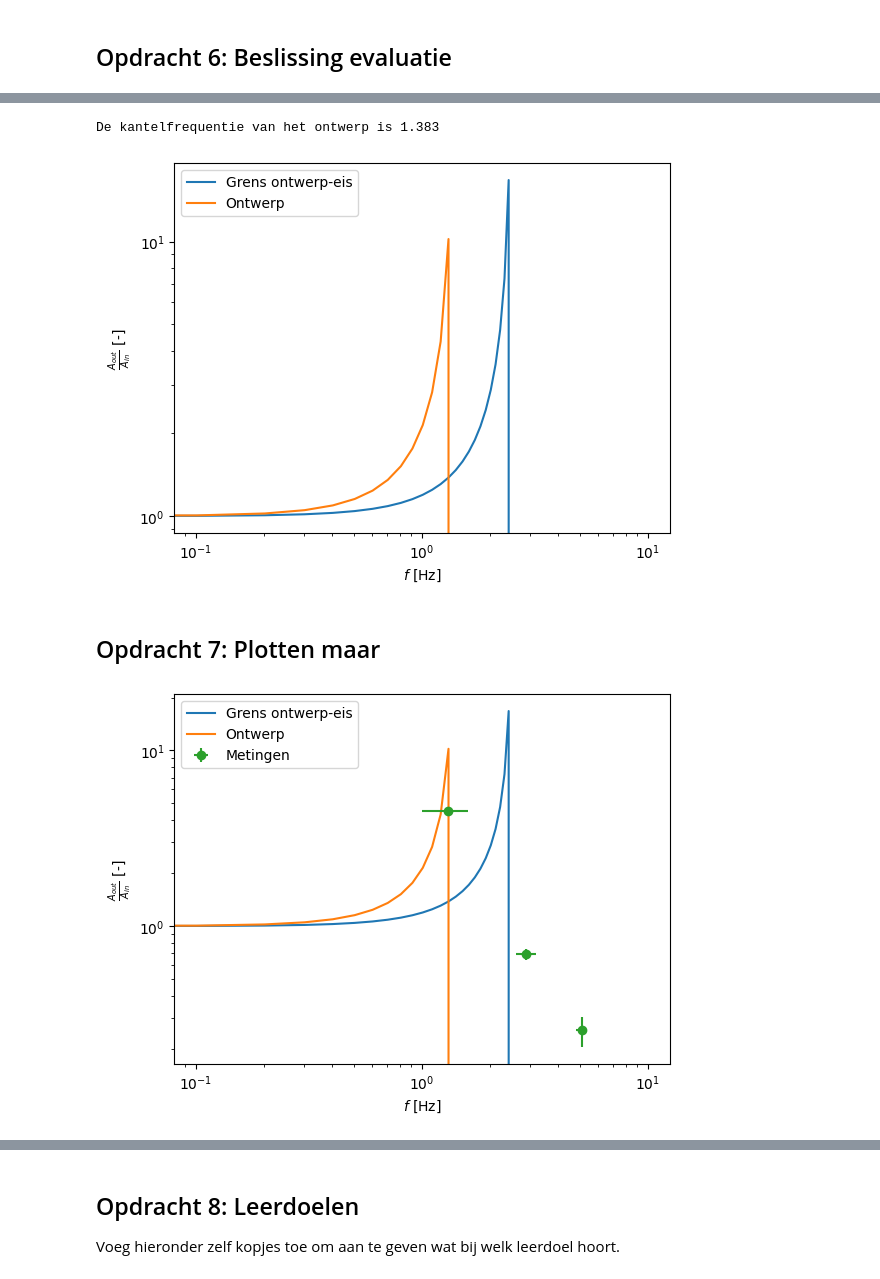
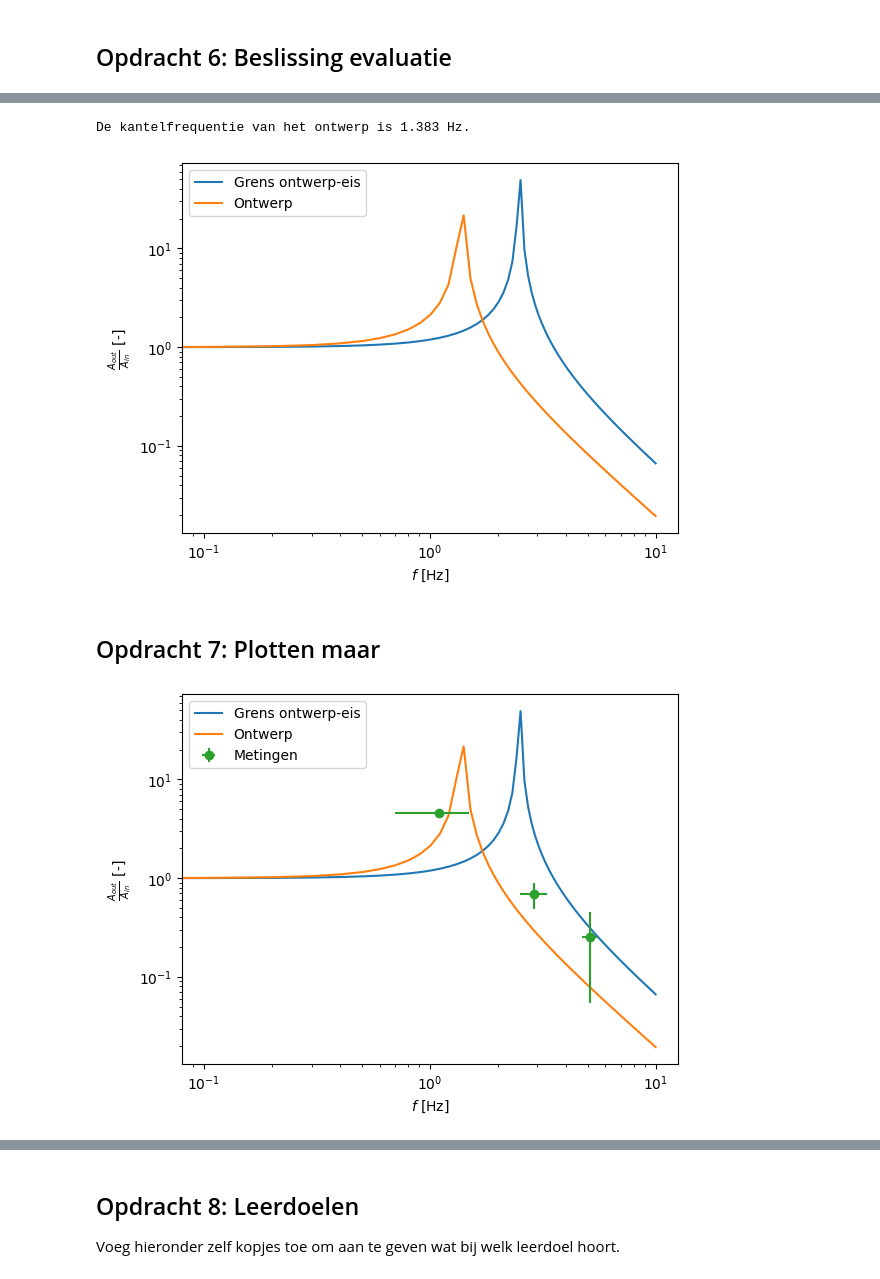
Before and after one commit to thaak123/THAAK-opdrachten-DEF-D, a Jupyter notebook: FysiekeOntwerpopdrachten/5MaakEenOpstellingTrillingsvrij/Ontwerpopdracht5MaakEenOpstellingTrillingsvrijInvulTemplate.ipynb, the cells around one changed output, grey strips where cells are left out. Drawn from its saved outputs; the diff is of its cells as text; code cells hidden in the pictures.

```diff
--- a/FysiekeOntwerpopdrachten/5MaakEenOpstellingTrillingsvrij/Ontwerpopdracht5MaakEenOpstellingTrillingsvrijInvulTemplate.ipynb
+++ b/FysiekeOntwerpopdrachten/5MaakEenOpstellingTrillingsvrij/Ontwerpopdracht5MaakEenOpstellingTrillingsvrijInvulTemplate.ipynb
@@ -159,14 +163,14 @@ w_arr = 2*np.pi*f_arr
 delta_x_eis = 0.08
 w0_eis = np.sqrt(g/delta_x_eis)
 f0_eis = w0_eis/(2*np.pi)
-A_quo = 1 / (1 - (w_arr/w0)**2)
+A_quo = np.abs(1 / (1 - (w_arr/w0)**2))
 
 delta_x_ontwerp = 0.13
 w0_ontwerp = np.sqrt(g/delta_x_ontwerp)
 f0_ontwerp = w0_ontwerp/(2*np.pi)
-A_quo_ontwerp = 1 / (1 - (w_arr/w0_ontwerp)**2)
+A_quo_ontwerp = np.abs(1 / (1 - (w_arr/w0_ontwerp)**2))
 
-print("De kantelfrequentie van het ontwerp is %.3f" %f0_ontwerp)
+print("De kantelfrequentie van het ontwerp is %.3f Hz." %f0_ontwerp)
 
 plt.figure()
 plt.loglog(f_arr, A_quo, label="Grens ontwerp-eis")
@@ -176,8 +180,8 @@ plt.ylabel(r"$\frac{A_{out}}{A_{in}}$ [-]")
 plt.legend()
 plt.show()
 # %% [output]
-De kantelfrequentie van het ontwerp is 1.383
+De kantelfrequentie van het ontwerp is 1.383 Hz.
-[figure, old version]
+[figure, new version]
 # %% [markdown]
 ## Opdracht 7: Plotten maar
 # %%
@@ -190,45 +194,46 @@ w_arr = 2*np.pi*f_arr
 delta_x_eis = 0.08
 w0_eis = np.sqrt(g/delta_x_eis)
 f0_eis = w0_eis/(2*np.pi)
-A_quo = 1 / (1 - (w_arr/w0)**2)
+A_quo = np.abs(1 / (1 - (w_arr/w0)**2))
 
 delta_x_ontwerp = 0.13
 w0_ontwerp = np.sqrt(g/delta_x_ontwerp)
 f0_ontwerp = w0_ontwerp/(2*np.pi)
-A_quo_ontwerp = 1 / (1 - (w_arr/w0_ontwerp)**2)
+A_quo_ontwerp = np.abs(1 / (1 - (w_arr/w0_ontwerp)**2))
 
 # Metingen
-f_arr_metingen = [1.3,2.9,5.1]
+f_arr_metingen = [1.1,2.9,5.1]
 
 # Bij 1.3 Hz
 A_out_1 = 1.0
 A_in_1 = 0.22
-A_1 = A_out_1/A_in_1
+A_1 = np.abs(A_out_1/A_in_1)
 
 #2.9
 A_out_3 = 0.92
 A_in_3 = 1.33
-A_3 = A_out_3/A_in_3
+A_3 = np.abs(A_out_3/A_in_3)
 
 
 #5.1
 A_out_5 = 1.06
 A_in_5 = 4.16
-A_5 = A_out_5/A_in_5
+A_5 = np.abs(A_out_5/A_in_5)
 
 A_metingen = [A_1,A_3,A_5]
-u_f = 0.3
-u_A = 0.05
+u_f = 0.4
+u_A = 0.2
 
 plt.figure()
 plt.plot(f_arr, A_quo, label="Grens ontwerp-eis")
 plt.plot(f_arr, A_quo_ontwerp, label="Ontwerp")
 plt.errorbar(f_arr_metingen, A_metingen, xerr=u_f, yerr=u_A, fmt = 'o',label="Metingen")
 plt.xscale('log')
 plt.yscale('log')
 plt.xlabel(r"$f$ [Hz]")
 plt.ylabel(r"$\frac{A_{out}}{A_{in}}$ [-]")
 plt.legend()
+plt.savefig("meetgrafiek.png")
 plt.show()
 # %% [output]
-[figure, old version]
+[figure, new version]
```
Also changed, not shown: parts of 16 cells of this notebook, 3 other files.
